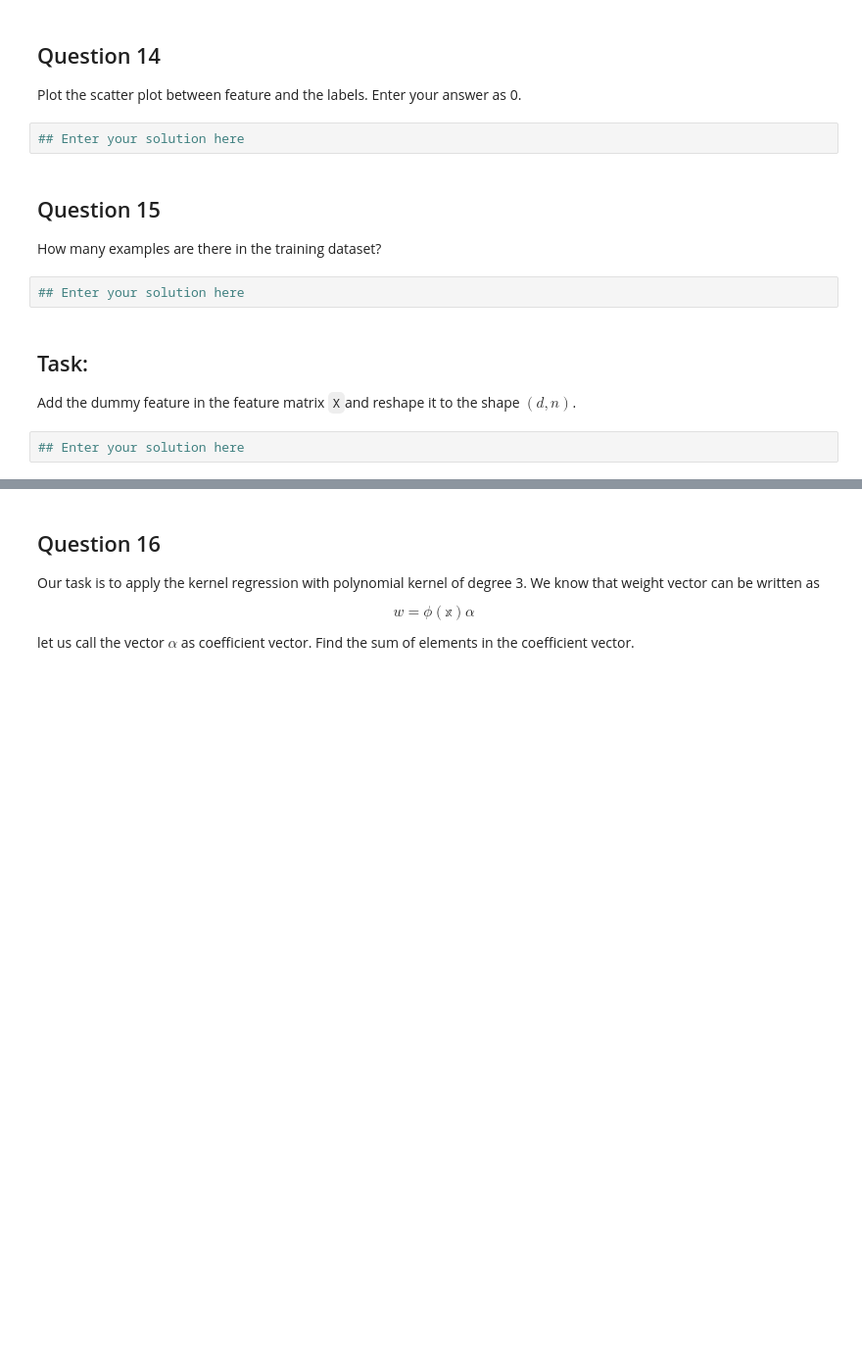
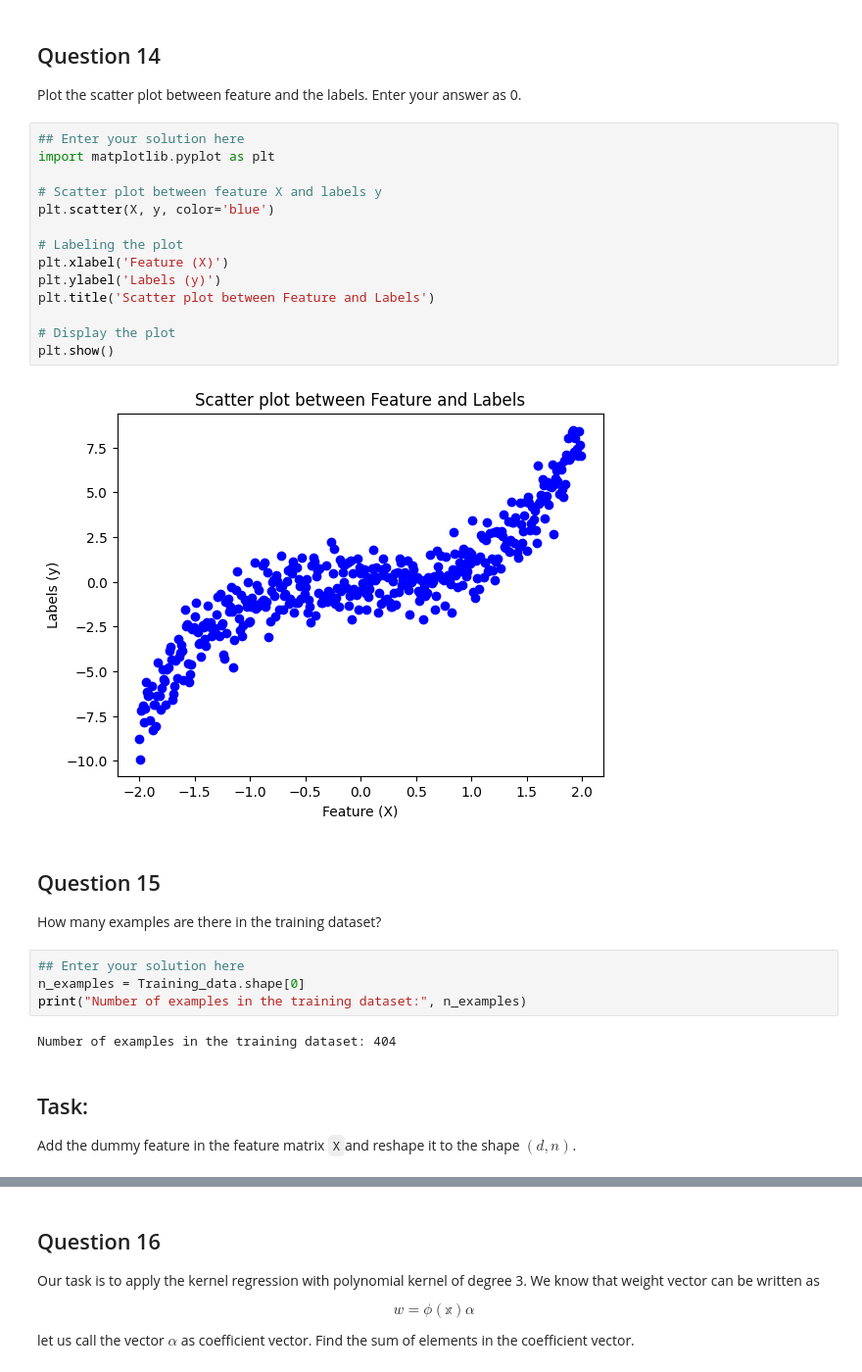
Before and after one commit to sonjaove/progg-and-DS-from-IITM, a Jupyter notebook: W5_Programming_withoutSol.ipynb, the cells around one changed output, grey strips where cells are left out. Shown at 98% size. Drawn from its saved outputs; the diff is of its cells as text; blank space fills up the shorter version.

Commit message:
solutions to the PA5

```diff
--- a/W5_Programming_withoutSol.ipynb
+++ b/W5_Programming_withoutSol.ipynb
@@ -172,16 +403,32 @@ y = X**3 + rng.normal(0, 1, X.shape[0]).reshape(-1, 1)
 ## Question 14
 
 Plot the scatter plot between feature and the labels. Enter your answer as 0.
-# %%
-## Enter your solution here
+# %%
+## Enter your solution here
+import matplotlib.pyplot as plt
+
+# Scatter plot between feature X and labels y
+plt.scatter(X, y, color='blue')
+
+# Labeling the plot
+plt.xlabel('Feature (X)')
+plt.ylabel('Labels (y)')
+plt.title('Scatter plot between Feature and Labels')
+
+# Display the plot
+plt.show()
+# %% [output]
+[figure, added]
 # %% [markdown]
 ## Question 15
 How many examples are there in the training dataset?
-# %%
-## Enter your solution here
+# %%
+## Enter your solution here
+n_examples = Training_data.shape[0]
+print("Number of examples in the training dataset:", n_examples)
+# %% [output]
+Number of examples in the training dataset: 404
 # %% [markdown]
 ## Task:
 
 Add the dummy feature in the feature matrix `X`and reshape it to the shape $(d, n)$.
-# %%
-## Enter your solution here
```
Also changed, not shown: parts of 37 cells of this notebook.
